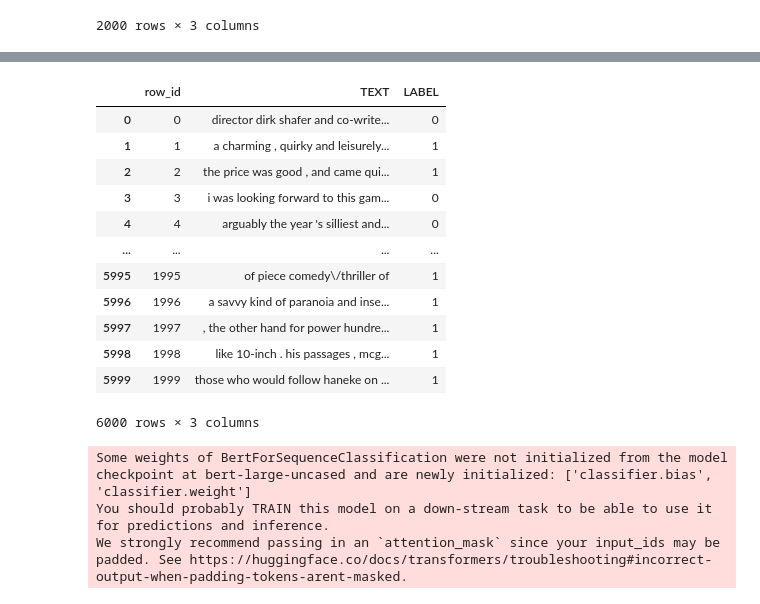
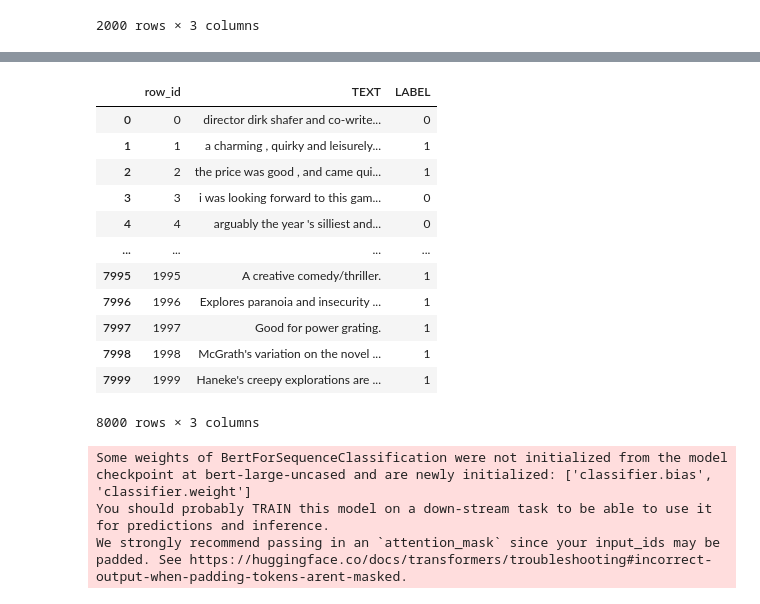
Before and after one commit to shih-yang-young/text-polarity-classification, a Jupyter notebook: BERT Large + Data Augmentation.ipynb, the cells around one changed output, grey strips where cells are left out. Cells and saved outputs as stored; diff of their text form; code cells hidden in the pictures.

Commit message:
update use chat GPT to data augmentation

```diff
--- a/BERT Large + Data Augmentation.ipynb
+++ b/BERT Large + Data Augmentation.ipynb
@@ -52,3 +52,7 @@ data_augmentation_random_3_words
 | 1998 | 1998 | like 10-inch . his passages , mcg... | 1 |
 | 1999 | 1999 | those who would follow haneke on ... | 1 |
 2000 rows × 3 columns
+# %%
+import pandas as pd
+data_augmentation_chatGPT = pd.read_csv('data_augmentation_chatGPT.csv')
+data_augmentation_chatGPT
@@ -55,20 +73,20 @@ data_augmentation_random_3_words
 # %%
-merged_data = pd.concat([raw_data, data_augmentation_random_2_words, data_augmentation_random_3_words], ignore_index=True)
+merged_data = pd.concat([raw_data, data_augmentation_random_2_words, data_augmentation_random_3_words, data_augmentation_chatGPT], ignore_index=True)
 merged_data
 # %% [output]
 |  | row_id | TEXT | LABEL |
 | 0 | 0 | director dirk shafer and co-write... | 0 |
 | 1 | 1 | a charming , quirky and leisurely... | 1 |
 | 2 | 2 | the price was good , and came qui... | 1 |
 | 3 | 3 | i was looking forward to this gam... | 0 |
 | 4 | 4 | arguably the year 's silliest and... | 0 |
 | ... | ... | ... | ... |
-| 5995 | 1995 | of piece comedy\/thriller of | 1 |
-| 5996 | 1996 | a savvy kind of paranoia and inse... | 1 |
-| 5997 | 1997 | , the other hand for power hundre... | 1 |
-| 5998 | 1998 | like 10-inch . his passages , mcg... | 1 |
-| 5999 | 1999 | those who would follow haneke on ... | 1 |
+| 7995 | 1995 | A creative comedy/thriller. | 1 |
+| 7996 | 1996 | Explores paranoia and insecurity ... | 1 |
+| 7997 | 1997 | Good for power grating. | 1 |
+| 7998 | 1998 | McGrath's variation on the novel ... | 1 |
+| 7999 | 1999 | Haneke's creepy explorations are ... | 1 |
-6000 rows × 3 columns
+8000 rows × 3 columns
 # %%
 %%time
 
```
Also changed, not shown: parts of 1 cell of this notebook, 2 other files.
